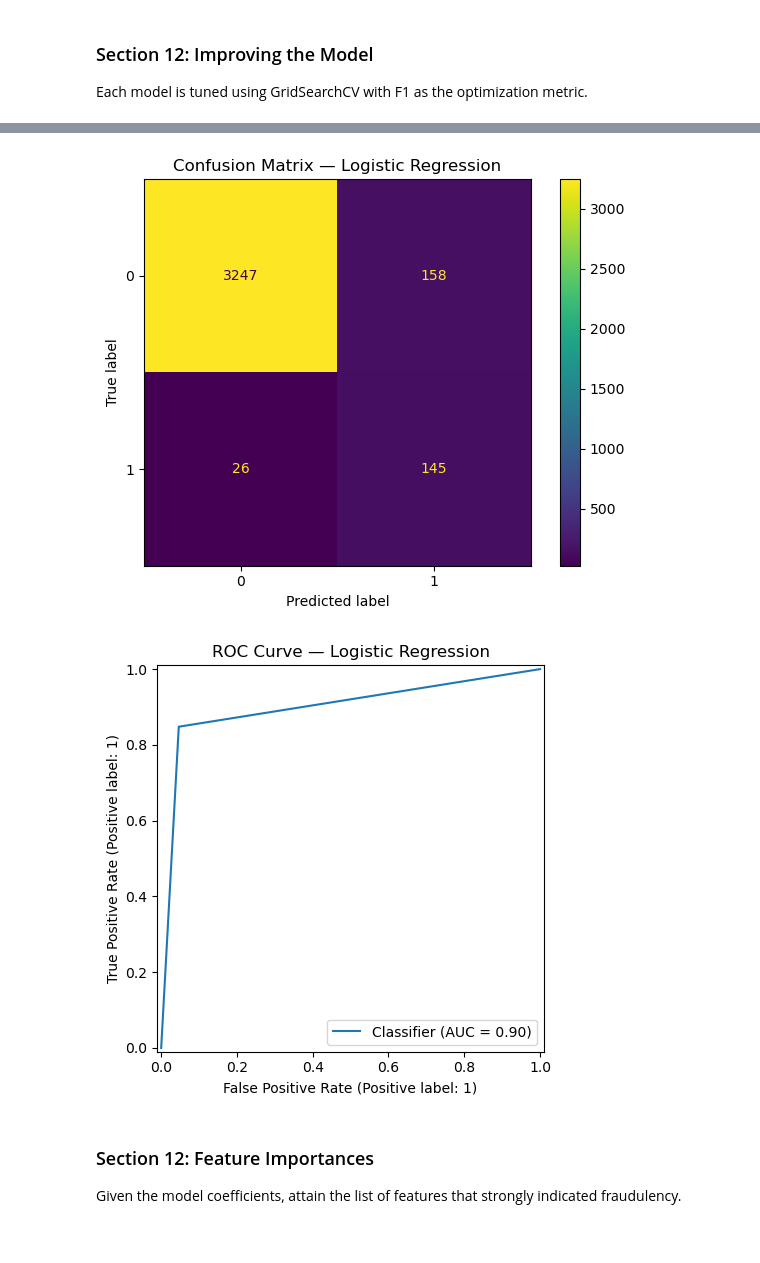
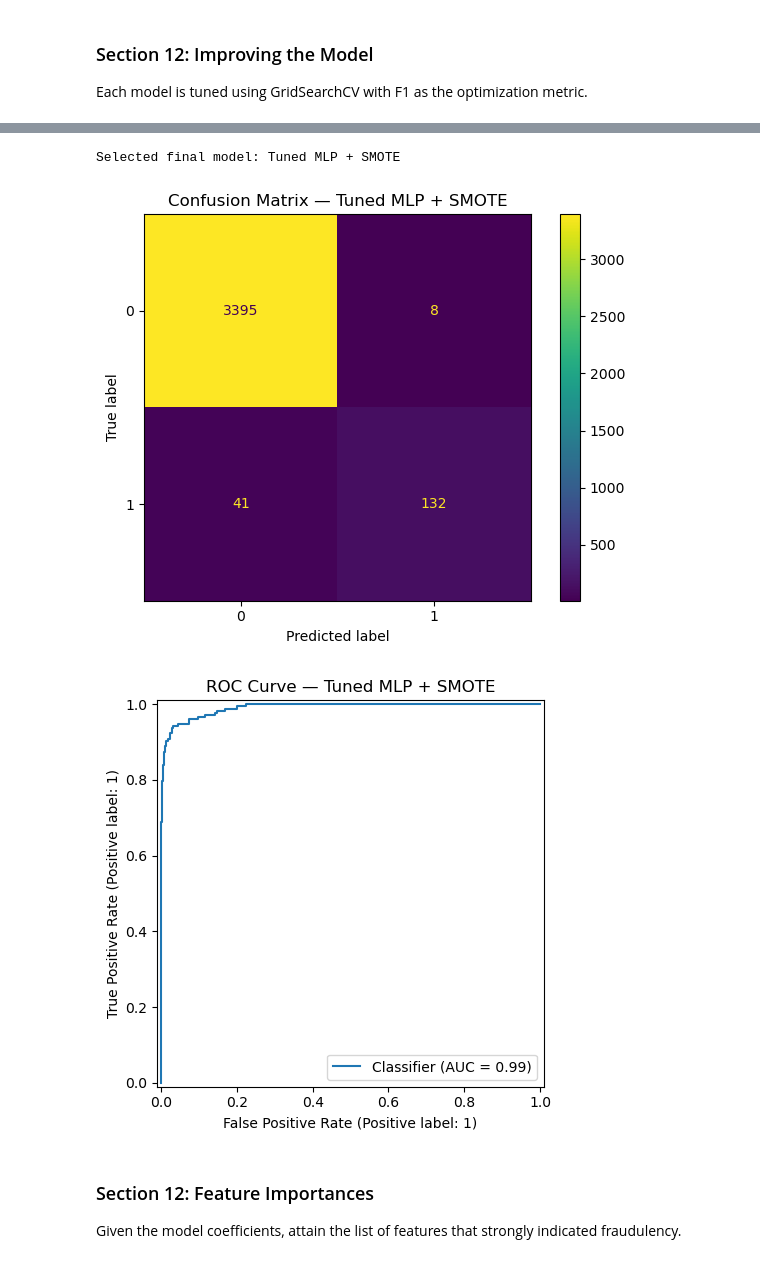
Before and after one commit to antaerus/fluffy-goggles, a Jupyter notebook: exploratory_data_analysis.ipynb, the cells around one changed output, grey strips where cells are left out. Drawn from its saved outputs; the diff is of its cells as text; code cells hidden in the pictures.

Commit message:
Run model tuning, save tuned_models.csv, save graphs for holldout model comparison, final tuned models comparison

```diff
--- a/exploratory_data_analysis.ipynb
+++ b/exploratory_data_analysis.ipynb
@@ -715,19 +856,31 @@ fraudulent
 0    0.951622
 1    0.048378
 Name: count, dtype: float64
+# %%
+# ── X routing per model ───────────────────────────────────────────────────────
+def get_X_for_model(name, split="Train"):
+    if name in ["XGBoost"]:                 # both use tree preprocessor
+        return X_tree_train if split.lower() == "train" else X_tree_test
+    return X_train if split.lower() == "train" else X_test
 # %% [markdown]
 ### Section 10: A Baseline Model
 
 Use Logistic Regression to build a basic model on your data.
 # %%
-baseline_lr = Pipeline([
-  ('preprocess', preprocessor),
-  ('model', LogisticRegression(max_iter=1000, random_state=42, class_weight='balanced'))
+baseline_rf = Pipeline(steps=[
+    ("preprocess", preprocessor),
+    ("model", RandomForestClassifier(
+        n_estimators=500,
+        class_weight="balanced",
+        max_features="sqrt",
+        min_samples_leaf=1,
+        random_state=RANDOM_STATE,
+        n_jobs=-1
+    ))
 ])
-
 start_time = time.time()
-baseline_lr.fit(X_train, y_train)
+baseline_rf.fit(X_train, y_train)
 
 fit_time = time.time() - start_time
-preds = baseline_lr.predict(X_test)
+rf_preds = baseline_rf.predict(X_test)
 # %%
@@ -1057,18 +1362,28 @@ You can try to debug the error by setting error_score='raise'.
 # %%
-ConfusionMatrixDisplay.from_predictions(y_test, preds, values_format="d")
-plt.title(f"Confusion Matrix — Logistic Regression")
+final_model_name = test_df.loc[0, "model"]
+final_base_name = final_model_name.replace("Tuned ", "")
+final_model = best_models[final_base_name]
+
+print("Selected final model:", final_model_name)
+
+final_pred = final_model.predict(X_test)
+final_proba = final_model.predict_proba(X_test)[:, 1]
+
+ConfusionMatrixDisplay.from_predictions(y_test, final_pred, values_format="d")
+plt.title(f"Confusion Matrix — {final_model_name}")
 plt.tight_layout()
-plt.savefig('images/baseline_model_confusion_matrix.png')
+plt.savefig('images/final_model_confusion_matrix.png')
 plt.show()
 
-RocCurveDisplay.from_predictions(y_test, preds)
-plt.title(f"ROC Curve — Logistic Regression")
+RocCurveDisplay.from_predictions(y_test, final_proba)
+plt.title(f"ROC Curve — {final_model_name}")
 plt.tight_layout()
-plt.savefig('images/baseline_model_roc_auc_curve.png')
+plt.savefig('images/final_model_roc_auc_curve.png')
 plt.show()
 # %% [output]
+Selected final model: Tuned MLP + SMOTE
-[figure, old version]
+[figure, new version]
-[figure, old version]
+[figure, new version]
 # %% [markdown]
 ### Section 12: Feature Importances
 
```
Also changed, not shown: parts of 21 cells of this notebook, 9 other files.
